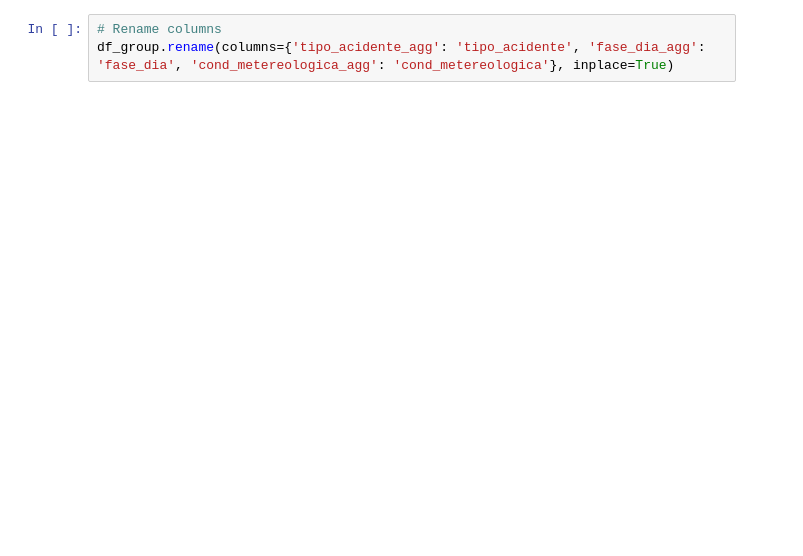
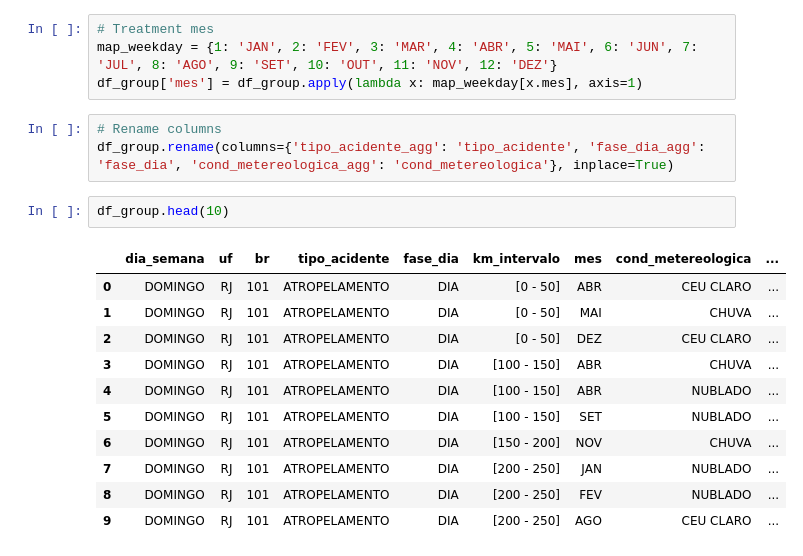
Before and after one commit to ficorrea/courses, a Jupyter notebook: pos_graducacao_puc/TCC/project/Processamento_de_dados_para_modelo.ipynb, the cells around one changed output. Saved outputs shown, nothing was run; the diff lists cells and outputs as text; blank space fills up the shorter version.

```diff
--- a/pos_graducacao_puc/TCC/project/Processamento_de_dados_para_modelo.ipynb
+++ b/pos_graducacao_puc/TCC/project/Processamento_de_dados_para_modelo.ipynb
@@ -102,6 +104,24 @@ df_group['tipo_acidente_agg'] = df_group.apply(lambda x: 'OUTROS' if x.tipo_acid
 plot_count_feature_percentage(df_group, 'tipo_acidente_agg')
 # %% [output]
 [figure]
+# %%
+# Treatment mes
+map_weekday = {1: 'JAN', 2: 'FEV', 3: 'MAR', 4: 'ABR', 5: 'MAI', 6: 'JUN', 7: 'JUL', 8: 'AGO', 9: 'SET', 10: 'OUT', 11: 'NOV', 12: 'DEZ'}
+df_group['mes'] = df_group.apply(lambda x: map_weekday[x.mes], axis=1)
 # %%
 # Rename columns
 df_group.rename(columns={'tipo_acidente_agg': 'tipo_acidente', 'fase_dia_agg': 'fase_dia', 'cond_metereologica_agg': 'cond_metereologica'}, inplace=True)
+# %%
+df_group.head(10)
+# %% [output]
+|  | dia_semana | uf | br | tipo_acidente | fase_dia | km_intervalo | mes | cond_metereologica | ... |
+| 0 | DOMINGO | RJ | 101 | ATROPELAMENTO | DIA | [0 - 50] | ABR | CEU CLARO | ... |
+| 1 | DOMINGO | RJ | 101 | ATROPELAMENTO | DIA | [0 - 50] | MAI | CHUVA | ... |
+| 2 | DOMINGO | RJ | 101 | ATROPELAMENTO | DIA | [0 - 50] | DEZ | CEU CLARO | ... |
+| 3 | DOMINGO | RJ | 101 | ATROPELAMENTO | DIA | [100 - 150] | ABR | CHUVA | ... |
+| 4 | DOMINGO | RJ | 101 | ATROPELAMENTO | DIA | [100 - 150] | ABR | NUBLADO | ... |
+| 5 | DOMINGO | RJ | 101 | ATROPELAMENTO | DIA | [100 - 150] | SET | NUBLADO | ... |
+| 6 | DOMINGO | RJ | 101 | ATROPELAMENTO | DIA | [150 - 200] | NOV | CHUVA | ... |
+| 7 | DOMINGO | RJ | 101 | ATROPELAMENTO | DIA | [200 - 250] | JAN | NUBLADO | ... |
+| 8 | DOMINGO | RJ | 101 | ATROPELAMENTO | DIA | [200 - 250] | FEV | NUBLADO | ... |
+| 9 | DOMINGO | RJ | 101 | ATROPELAMENTO | DIA | [200 - 250] | AGO | CEU CLARO | ... |
```
Also changed, not shown: parts of 4 cells of this notebook.
